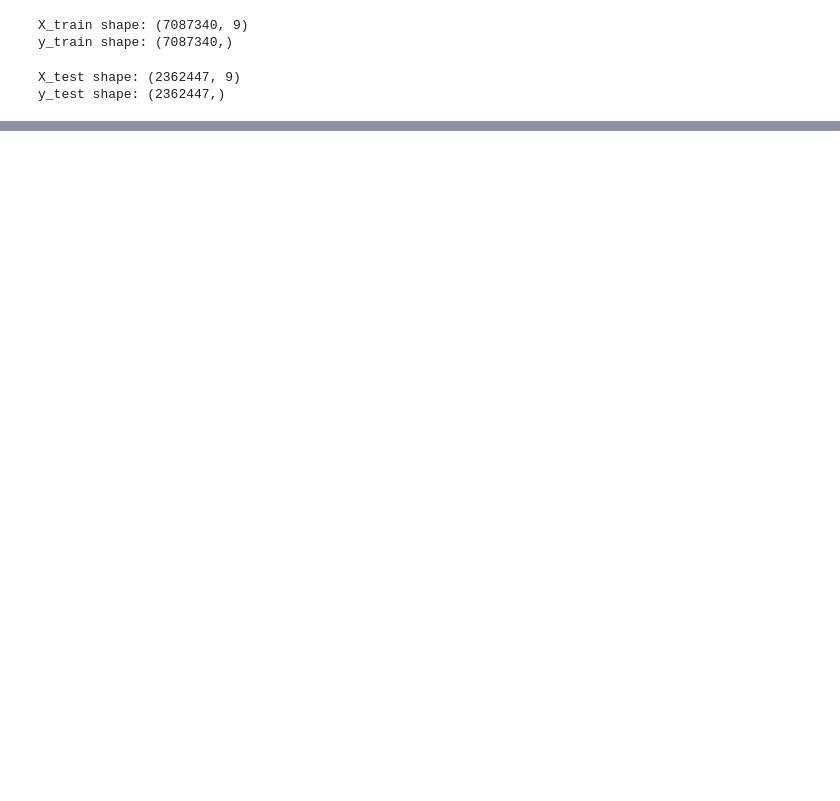
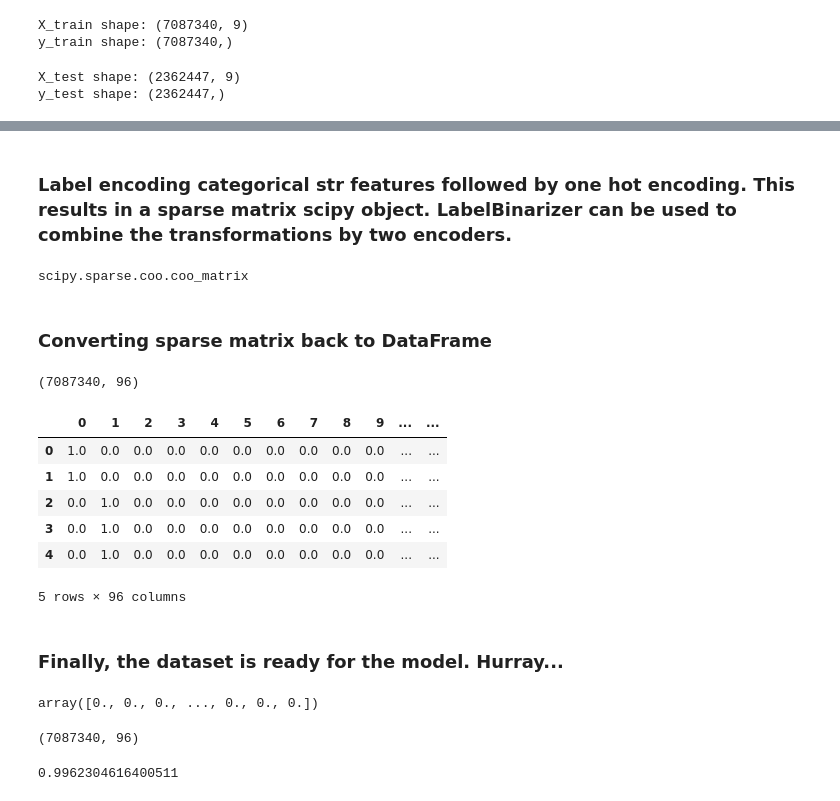
Before and after one commit to raoamalik/detecting_healthcare_provider_fraud, a Jupyter notebook: detecting_healthcare_provider_fraud.ipynb, the cells around one changed output, grey strips where cells are left out. Saved outputs shown, nothing was run; the diff lists cells and outputs as text; code cells hidden in the pictures; blank space fills up the shorter version.

```diff
--- a/detecting_healthcare_provider_fraud.ipynb
+++ b/detecting_healthcare_provider_fraud.ipynb
@@ -532,0 +431,2 @@ y_test shape: (2362447,)
+# %%
+X_train = X_train.iloc[:, 1:]
@@ -532,0 +442,38 @@ y_test shape: (2362447,)
+# %% [markdown]
+### Label encoding categorical str features followed by one hot encoding. This results in a sparse matrix scipy object. LabelBinarizer can be used to combine the transformations by two encoders.
+# %%
+from sklearn.preprocessing import LabelEncoder
+from sklearn.preprocessing import OneHotEncoder
+
+le = LabelEncoder()
+
+X_train['nppes_provider_gender'] = le.fit_transform(X_train['nppes_provider_gender'])
+X_train['provider_type'] = le.fit_transform(X_train['provider_type'])
+
+
+one_hot_encoder = OneHotEncoder(categorical_features=[0, 1])
+X_train = one_hot_encoder.fit_transform(X_train)
+# %%
+type(X_train)
+# %% [output]
+scipy.sparse.coo.coo_matrix
+# %% [markdown]
+### Converting sparse matrix back to DataFrame
+# %%
+X_train = pd.DataFrame.sparse.from_spmatrix(X_train)
+
+print(X_train.shape)
+# %% [output]
+(7087340, 96)
+# %%
+X_train.head()
+# %% [output]
+|  | 0 | 1 | 2 | 3 | 4 | 5 | 6 | 7 | 8 | 9 | ... | ... |
+| 0 | 1.0 | 0.0 | 0.0 | 0.0 | 0.0 | 0.0 | 0.0 | 0.0 | 0.0 | 0.0 | ... | ... |
+| 1 | 1.0 | 0.0 | 0.0 | 0.0 | 0.0 | 0.0 | 0.0 | 0.0 | 0.0 | 0.0 | ... | ... |
+| 2 | 0.0 | 1.0 | 0.0 | 0.0 | 0.0 | 0.0 | 0.0 | 0.0 | 0.0 | 0.0 | ... | ... |
+| 3 | 0.0 | 1.0 | 0.0 | 0.0 | 0.0 | 0.0 | 0.0 | 0.0 | 0.0 | 0.0 | ... | ... |
+| 4 | 0.0 | 1.0 | 0.0 | 0.0 | 0.0 | 0.0 | 0.0 | 0.0 | 0.0 | 0.0 | ... | ... |
+5 rows × 96 columns
+# %% [markdown]
+### Finally, the dataset is ready for the model. Hurray...
@@ -532,0 +486,12 @@ y_test shape: (2362447,)
+# %%
+log_reg.predict(X_train)
+# %% [output]
+array([0., 0., 0., ..., 0., 0., 0.])
+# %%
+X_train.shape
+# %% [output]
+(7087340, 96)
+# %%
+lr_fitting.score(X_train, y_train)
+# %% [output]
+0.9962304616400511
```
Also changed, not shown: parts of 30 cells of this notebook.
